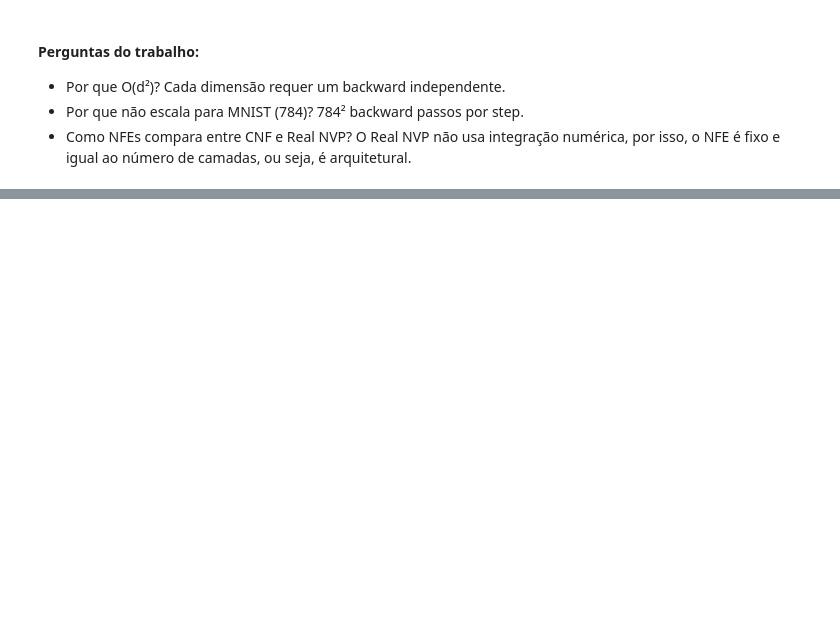
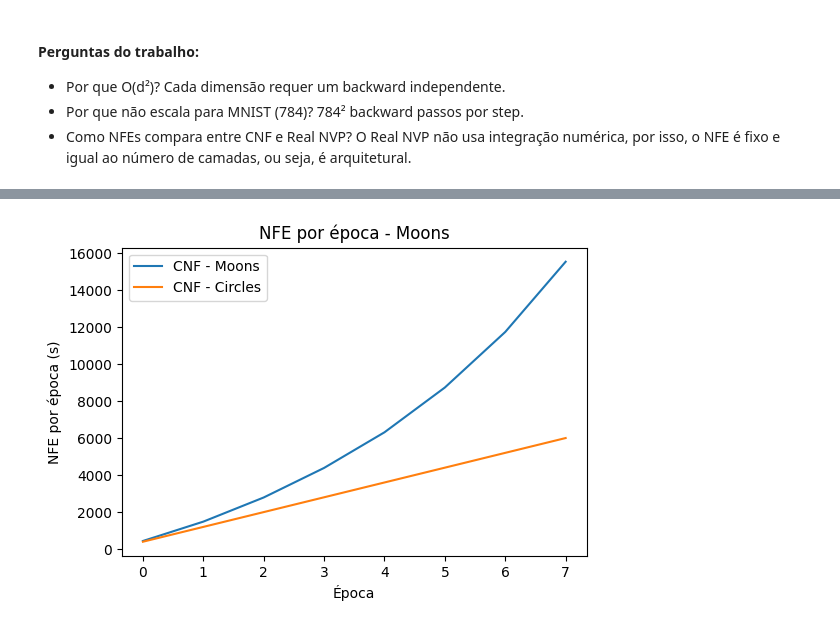
Before and after one commit to lmamede/flow, a Jupyter notebook: mini-project-1/notebooks/02_cnf_trace_comparison.ipynb, the cells around one changed output, grey strips where cells are left out. Saved outputs shown, nothing was run; the diff lists cells and outputs as text; code cells hidden in the pictures; blank space fills up the shorter version.

```diff
--- a/mini-project-1/notebooks/02_cnf_trace_comparison.ipynb
+++ b/mini-project-1/notebooks/02_cnf_trace_comparison.ipynb
@@ -384,10 +386,14 @@ plt.show()
 # %%
 plt.figure(figsize=(6,4))
-plt.plot(res_cnf_moons['nfe'])
+plt.plot(res_cnf_moons['nfe'], label='CNF - Moons')
+plt.plot(res_cnf_circles['nfe'], label='CNF - Circles')
 plt.xlabel('Época')
-plt.ylabel('NFE médio')
-plt.title('NFE médio por época - CNF (Moons)')
+plt.ylabel('NFE por época (s)')
+plt.title('NFE por época - Moons')
+plt.legend()
 plt.show()
+# %% [output]
+[figure, added]
 # %%
 datasets = ['Moons', 'Circles', 'MNIST']
 cnf_times = [
```
Also changed, not shown: parts of 21 cells of this notebook.
